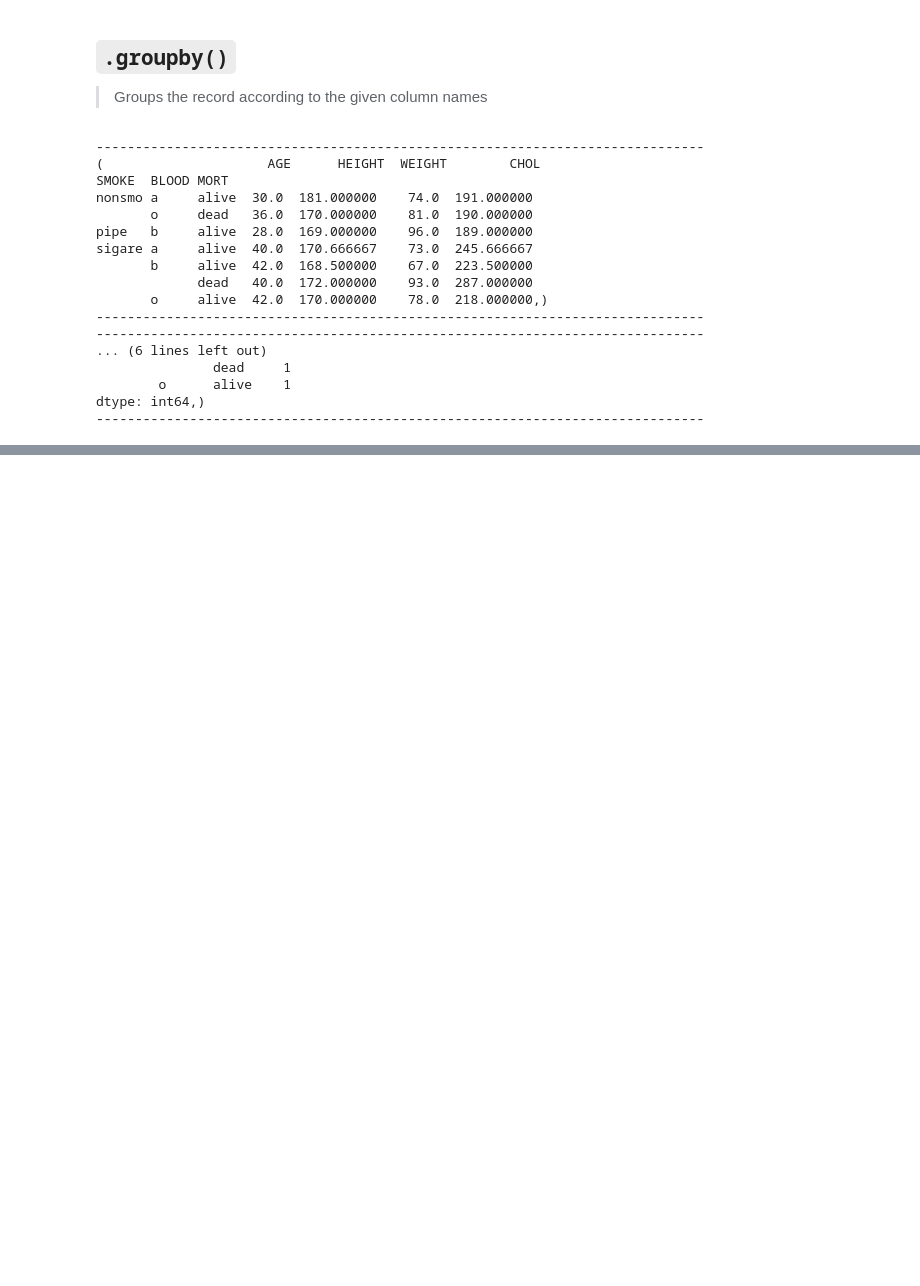
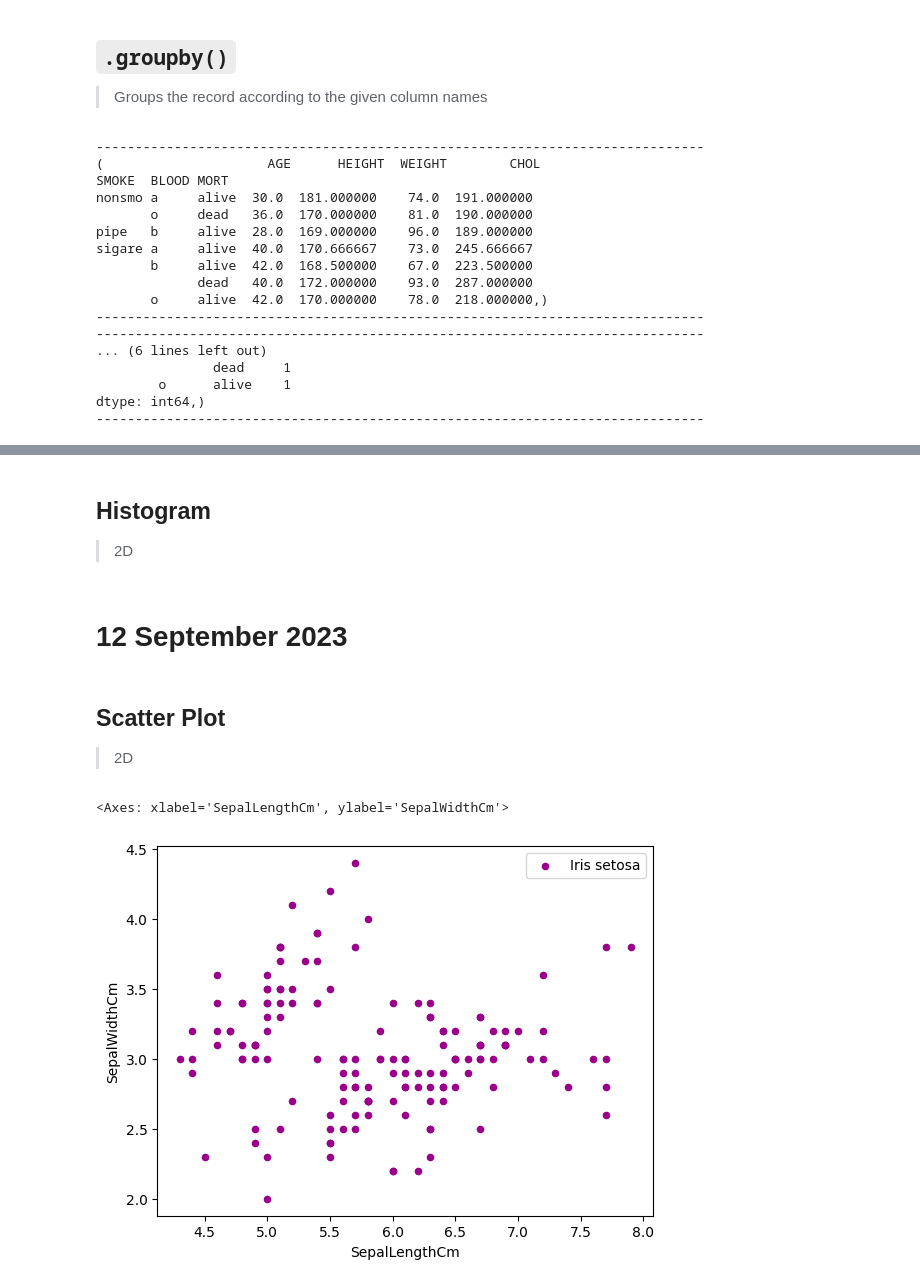
Before and after one commit to thetrotfreak/MCA171, a Jupyter notebook: lecture.ipynb, the cells around one changed output, grey strips where cells are left out. Drawn from its saved outputs; the diff is of its cells as text; code cells hidden in the pictures; blank space fills up the shorter version.

```diff
--- a/lecture.ipynb
+++ b/lecture.ipynb
@@ -1774,0 +1816,9 @@ dtype: int64,)
+# %%
+import pandas as pd
+from matplotlib import pyplot as plt
+
+# load the dataset
+df = pd.read_csv("./dataset/Iris.csv")
+# print(df.head(5))
+# print(df.describe())
+print(df.groupby(by="Species").describe())
@@ -1774,0 +1843,23 @@ dtype: int64,)
+# %% [markdown]
+## Histogram
+
+> 2D
+# %% [markdown]
+# 12 September 2023
+# %% [markdown]
+## Scatter Plot
+
+> 2D
+# %%
+df.plot(
+    x="SepalLengthCm",
+    y="SepalWidthCm",
+    kind="scatter",
+    label="Iris setosa",
+    color="#9A0089",
+)
+# p.set_title('Scatter Plot for Iris setosa')
+# p.
+# %% [output]
+<Axes: xlabel='SepalLengthCm', ylabel='SepalWidthCm'>
+[figure, added]
```
Also changed, not shown: parts of 28 cells of this notebook.
